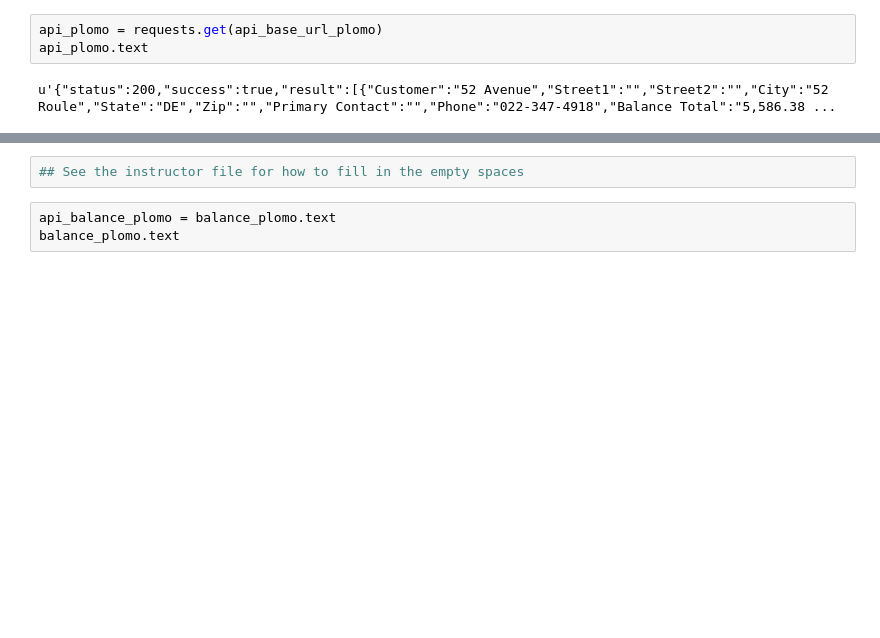
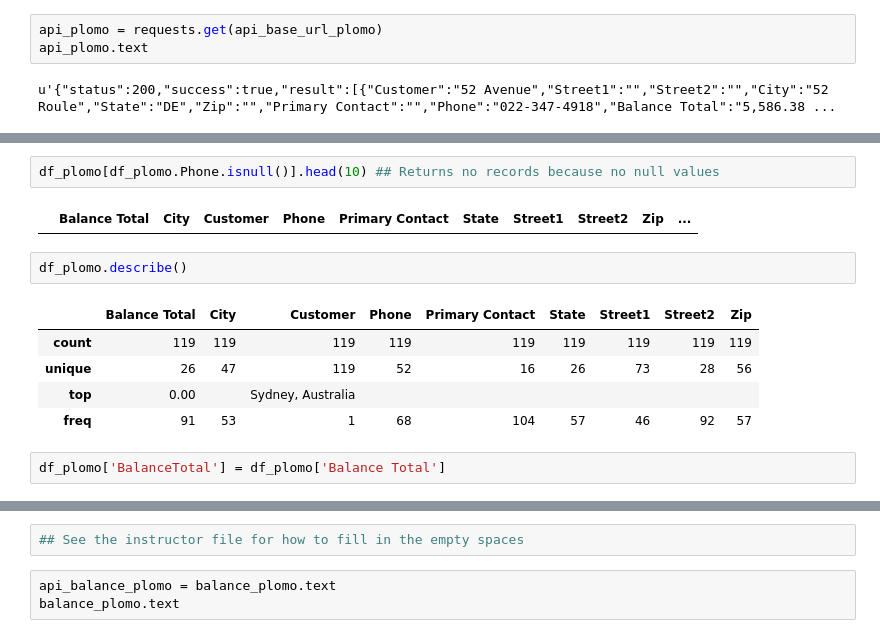
Before and after one commit to mwnachman/DAT_SF_18, a Jupyter notebook: labs/lab_04/lab_04_Meredith.ipynb, the cells around one changed output, grey strips where cells are left out. Drawn from its saved outputs; the diff is of its cells as text; blank space fills up the shorter version.

```diff
--- a/labs/lab_04/lab_04_Meredith.ipynb
+++ b/labs/lab_04/lab_04_Meredith.ipynb
@@ -163,0 +209,14 @@ u'{"status":200,"success":true,"result":[{"Customer":"52 Avenue","Street1":"","S
+# %%
+df_plomo[df_plomo.Phone.isnull()].head(10) ## Returns no records because no null values
+# %% [output]
+|  | Balance Total | City | Customer | Phone | Primary Contact | State | Street1 | Street2 | Zip | ... |
+# %%
+df_plomo.describe()
+# %% [output]
+|  | Balance Total | City | Customer | Phone | Primary Contact | State | Street1 | Street2 | Zip |
+| count | 119 | 119 | 119 | 119 | 119 | 119 | 119 | 119 | 119 |
+| unique | 26 | 47 | 119 | 52 | 16 | 26 | 73 | 28 | 56 |
+| top | 0.00 |  | Sydney, Australia |  |  |  |  |  |  |
+| freq | 91 | 53 | 1 | 68 | 104 | 57 | 46 | 92 | 57 |
+# %%
+df_plomo['BalanceTotal'] = df_plomo['Balance Total']
```
Also changed, not shown: parts of 26 cells of this notebook, 1 other file.
